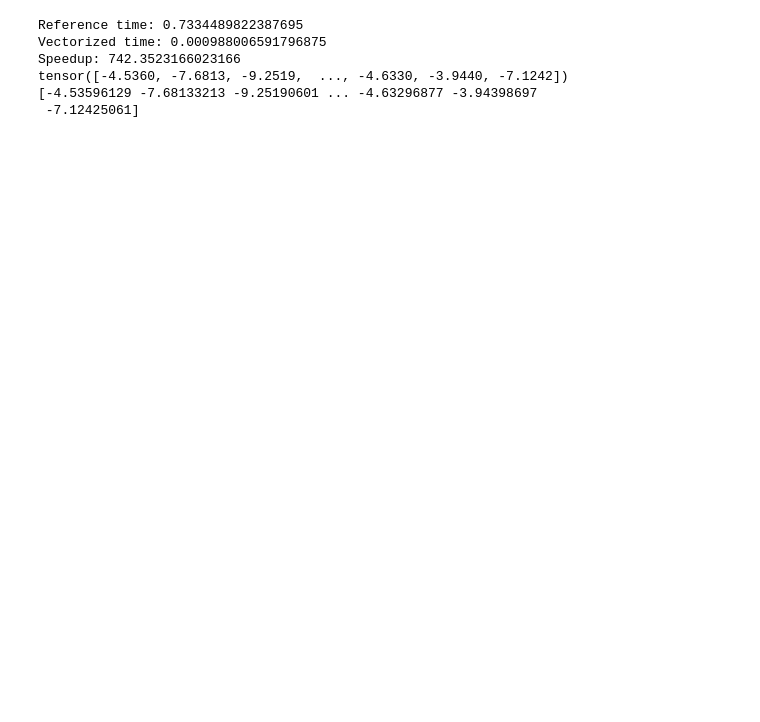
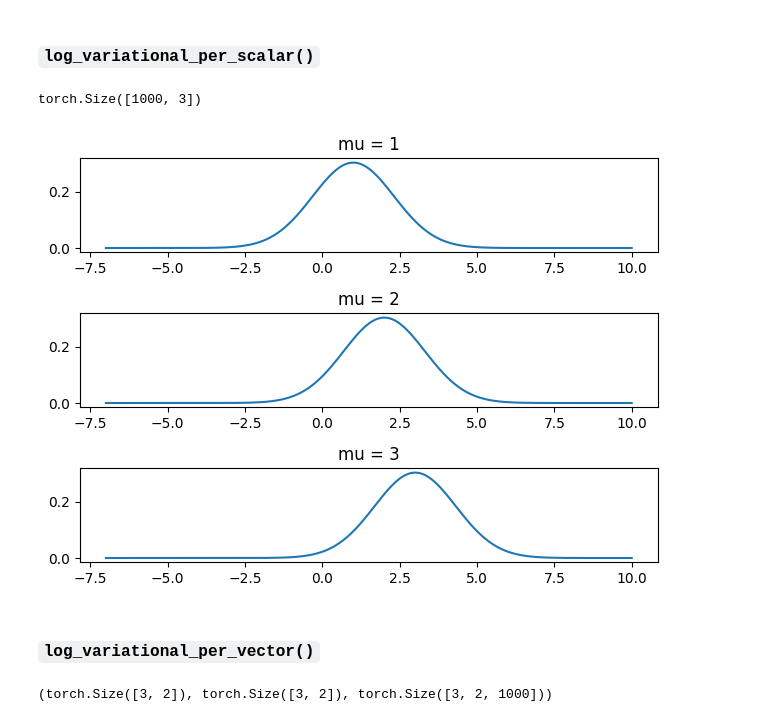
Before and after one commit to PaulScemama/weight_uncertainty, a Jupyter notebook: weight_uncertainty/tests.ipynb, the cells around one changed output. Drawn from its saved outputs; the diff is of its cells as text; code cells hidden in the pictures; blank space fills up the shorter version.

Commit message:
Some visualizations + finished up basic.py

```diff
--- a/weight_uncertainty/tests.ipynb
+++ b/weight_uncertainty/tests.ipynb
@@ -88,9 +0,0 @@ def test_vectorized_gaussian_logpdf():
-# %%
-test_vectorized_gaussian_logpdf()
-# %% [output]
-Reference time: 0.7334489822387695
-Vectorized time: 0.000988006591796875
-Speedup: 742.3523166023166
-tensor([-4.5360, -7.6813, -9.2519,  ..., -4.6330, -3.9440, -7.1242])
-[-4.53596129 -7.68133213 -9.25190601 ... -4.63296877 -3.94398697
- -7.12425061]
@@ -96,0 +11,48 @@ tensor([-4.5360, -7.6813, -9.2519,  ..., -4.6330, -3.9440, -7.1242])
+# %% [markdown]
+### `log_variational_per_scalar()`
+# %%
+# Three separate univariate Gaussians
+mus = torch.tensor([1., 2., 3.])
+rhos = torch.tensor([1., 1., 1.])
+
+# Varying scalar weight values
+weights = torch.linspace(-7, 10, 1000)
+
+log_probs = torch.stack(
+        [log_variational_per_scalar(weights[i].repeat(3), mus, rhos) for i in range(len(weights))]
+        )
+
+print(log_probs.shape)
+
+fig, (ax0, ax1, ax2) = plt.subplots(3, 1)
+ax0.plot(weights, torch.exp(log_probs[:, 0]))
+ax0.set_title("mu = 1")
+ax1.plot(weights, torch.exp(log_probs[:, 1]))
+ax1.set_title("mu = 2")
+ax2.plot(weights, torch.exp(log_probs[:, 2]))
+ax2.set_title("mu = 3")
+plt.tight_layout()
+# %% [output]
+torch.Size([1000, 3])
+[figure, added]
+# %% [markdown]
+### `log_variational_per_vector()`
+# %%
+# 3, 2-dimensional multivariate gaussians
+# N = 3, D = 2
+mus = torch.tensor(
+    [[1., 2.],
+    [5., 6.],
+    [1., 8.]])
+
+rhos = torch.tensor(
+    [[5., 1.],
+    [3., 3.],
+    [7., 2.]]
+)
+
+weights = torch.linspace(-15, 15, 1000).repeat(6).reshape(3, 2, 1000)
+
+mus.shape, rhos.shape, weights.shape
+# %% [output]
+(torch.Size([3, 2]), torch.Size([3, 2]), torch.Size([3, 2, 1000]))
```
Also changed, not shown: parts of 12 cells of this notebook, 3 other files.
